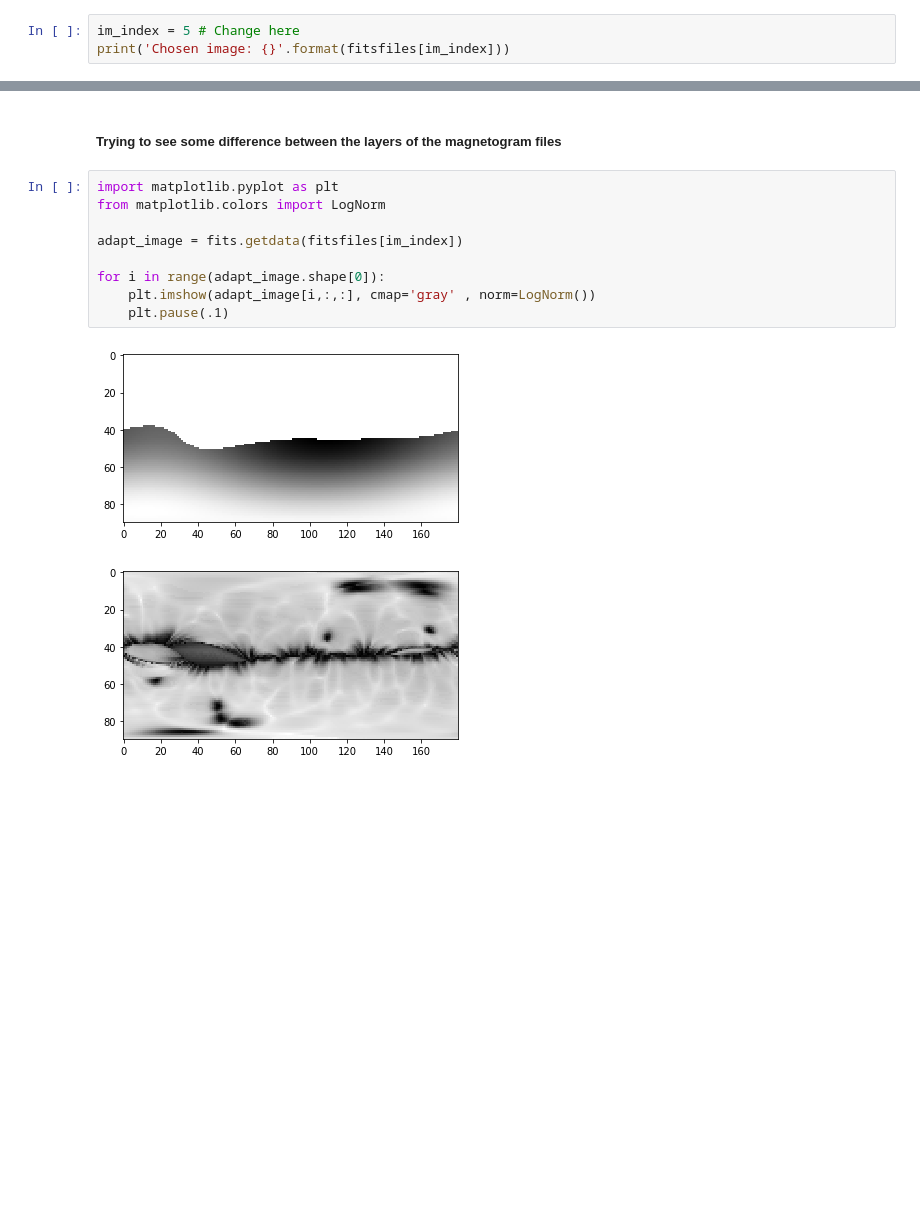
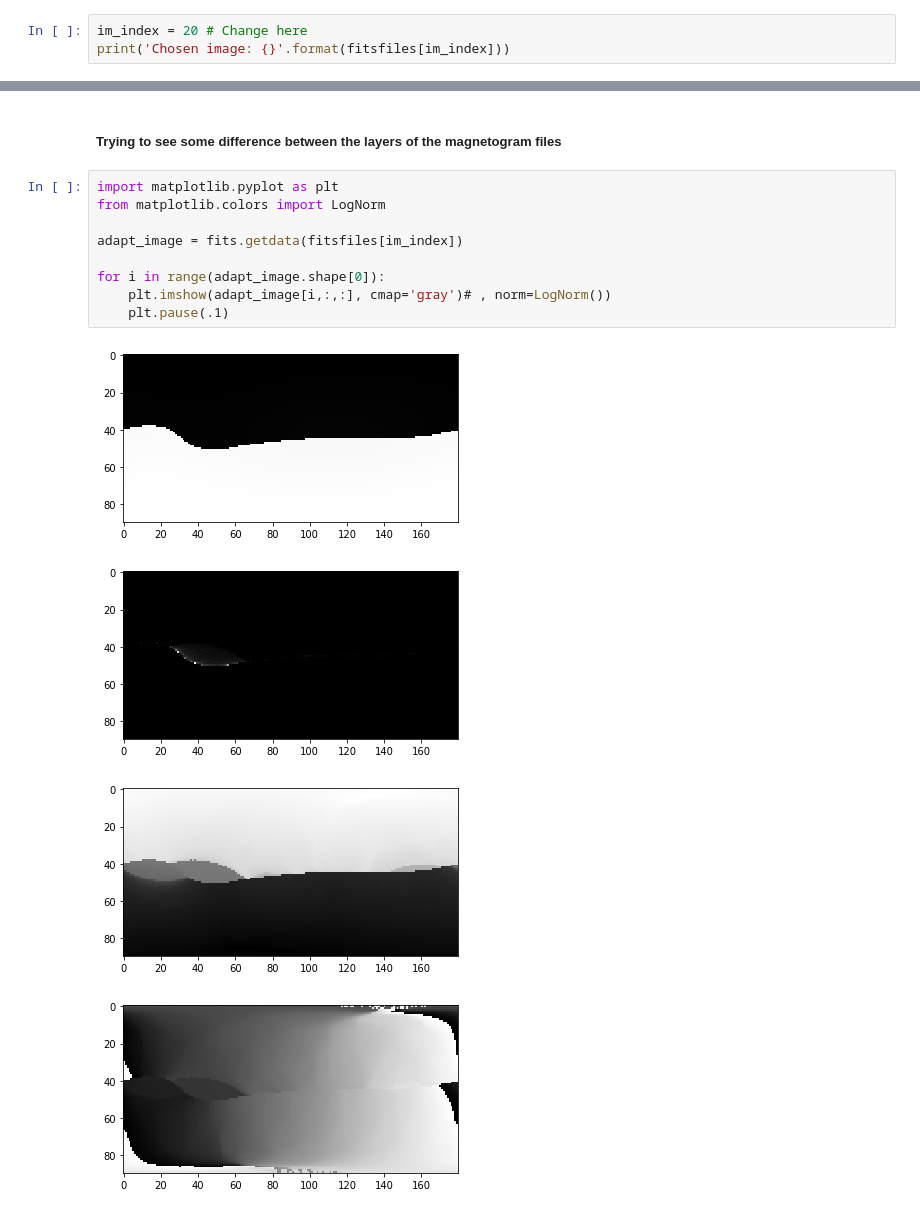
Before and after one commit to sovanny/fitstobinary, a Jupyter notebook: view_fits_images.ipynb, the cells around one changed output, grey strips where cells are left out. Cells and saved outputs as stored; diff of their text form; blank space fills up the shorter version.

```diff
--- a/view_fits_images.ipynb
+++ b/view_fits_images.ipynb
@@ -29,6 +32,6 @@ for (dirpath, dirnames, filenames) in walk('./fitsfiles_images'):
 # %% [markdown]
 ## Choose file to look at
 # %%
-im_index = 5 # Change here
+im_index = 20 # Change here
 print('Chosen image: {}'.format(fitsfiles[im_index]))
 # %% [output]
@@ -113,12 +118,14 @@ plt.imshow(image, cmap='gray', norm=LogNorm())
 # %%
 import matplotlib.pyplot as plt
 from matplotlib.colors import LogNorm
 
 adapt_image = fits.getdata(fitsfiles[im_index])
 
 for i in range(adapt_image.shape[0]):
-    plt.imshow(adapt_image[i,:,:], cmap='gray' , norm=LogNorm())
+    plt.imshow(adapt_image[i,:,:], cmap='gray')# , norm=LogNorm())
     plt.pause(.1)
 # %% [output]
-[figure, old version]
+[figure, new version]
-[figure, old version]
+[figure, new version]
+[figure, added]
+[figure, added]
```
Also changed, not shown: parts of 7 cells of this notebook, 1 other file.
